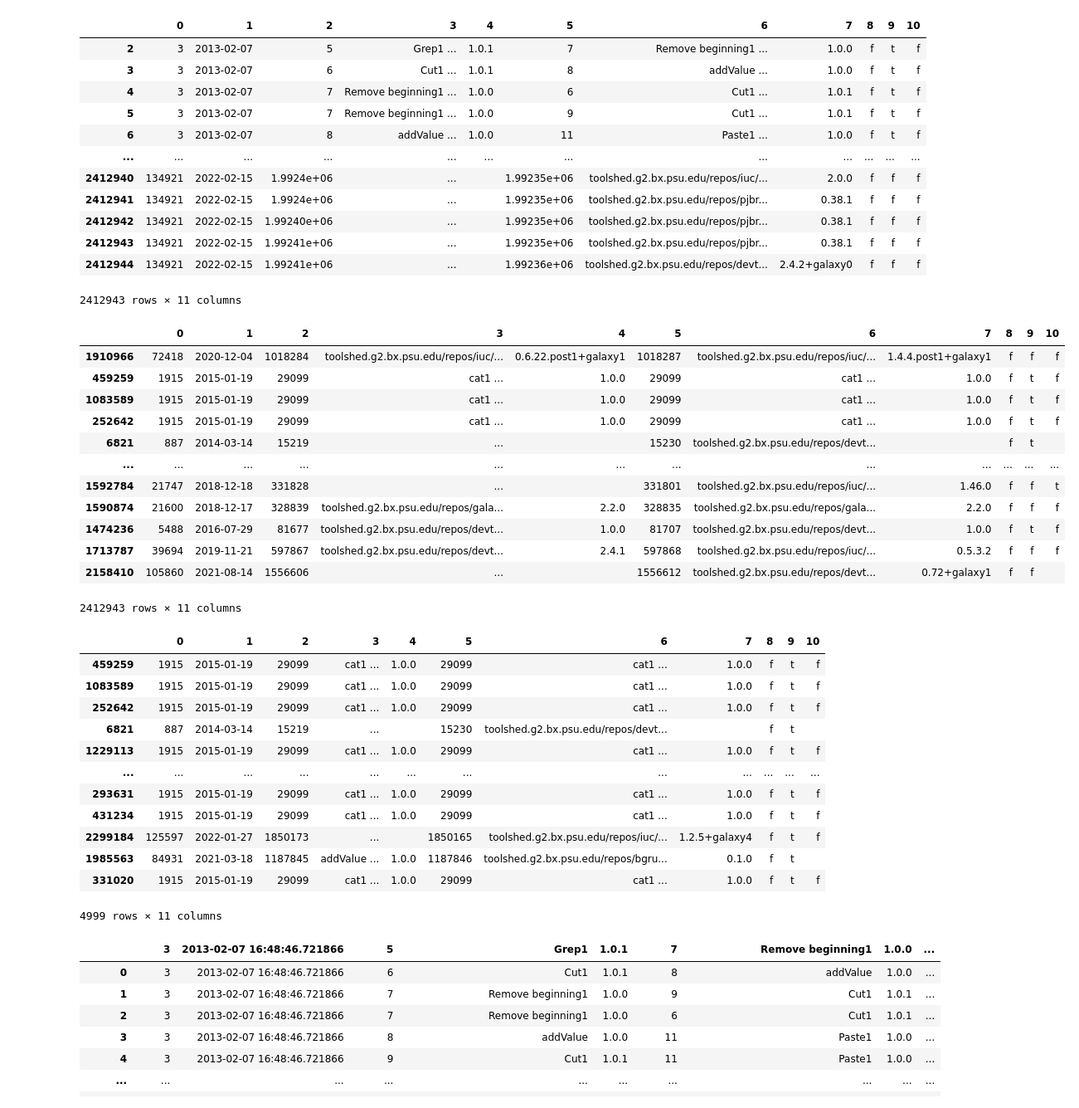
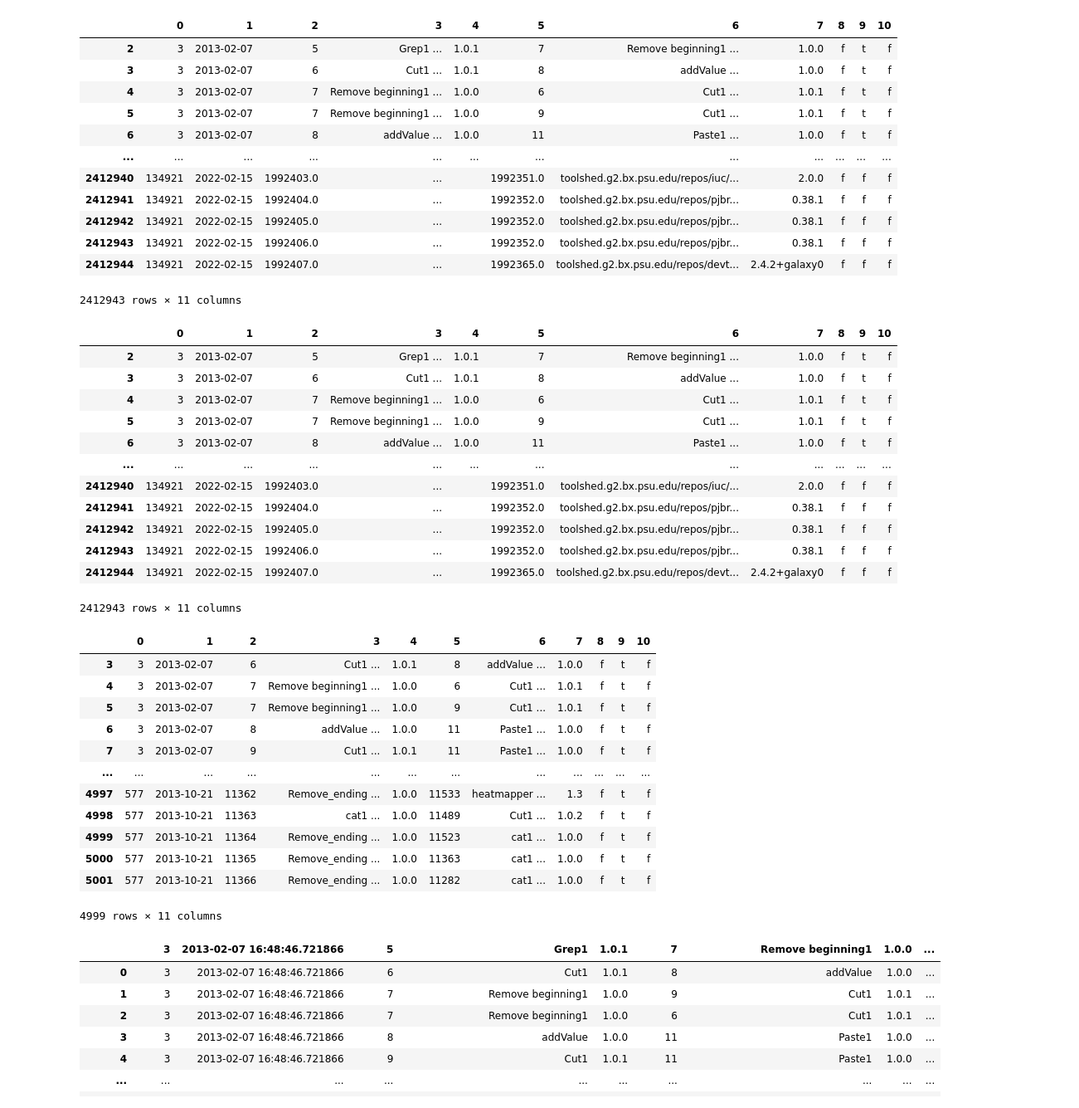
Before and after one commit to anuprulez/galaxy_tool_recommendation, a Jupyter notebook: ipython_script/analyse_wf_march_22.ipynb, the cells around one changed output. Shown: that part at 83% size. Cells and saved outputs as stored; diff of their text form; code cells hidden in the pictures.

```diff
--- a/ipython_script/analyse_wf_march_22.ipynb
+++ b/ipython_script/analyse_wf_march_22.ipynb
@@ -1,7 +1,7 @@
 # %%
 import pandas as pd
 # %%
-wf_path = "../data/workflow-connections_Feb_22_1.csv"
+wf_path = "../data/feb_22/workflow-connections_Feb_22.csv"
 # %%
 wf_frame = pd.read_csv(wf_path, sep="|", header=None)
 # %%
@@ -33,44 +33,44 @@ wf_frame_1
 | 5 | 3 | 2013-02-07 | 7 | Remove beginning1 ... | 1.0.0 | 9 | Cut1 ... | 1.0.1 | f | t | f |
 | 6 | 3 | 2013-02-07 | 8 | addValue ... | 1.0.0 | 11 | Paste1 ... | 1.0.0 | f | t | f |
 | ... | ... | ... | ... | ... | ... | ... | ... | ... | ... | ... | ... |
-| 2412940 | 134921 | 2022-02-15 | 1.9924e+06 | ... |  | 1.99235e+06 | toolshed.g2.bx.psu.edu/repos/iuc/... | 2.0.0 | f | f | f |
-| 2412941 | 134921 | 2022-02-15 | 1.9924e+06 | ... |  | 1.99235e+06 | toolshed.g2.bx.psu.edu/repos/pjbr... | 0.38.1 | f | f | f |
-| 2412942 | 134921 | 2022-02-15 | 1.99240e+06 | ... |  | 1.99235e+06 | toolshed.g2.bx.psu.edu/repos/pjbr... | 0.38.1 | f | f | f |
-| 2412943 | 134921 | 2022-02-15 | 1.99241e+06 | ... |  | 1.99235e+06 | toolshed.g2.bx.psu.edu/repos/pjbr... | 0.38.1 | f | f | f |
-| 2412944 | 134921 | 2022-02-15 | 1.99241e+06 | ... |  | 1.99236e+06 | toolshed.g2.bx.psu.edu/repos/devt... | 2.4.2+galaxy0 | f | f | f |
+| 2412940 | 134921 | 2022-02-15 | 1992403.0 | ... |  | 1992351.0 | toolshed.g2.bx.psu.edu/repos/iuc/... | 2.0.0 | f | f | f |
+| 2412941 | 134921 | 2022-02-15 | 1992404.0 | ... |  | 1992352.0 | toolshed.g2.bx.psu.edu/repos/pjbr... | 0.38.1 | f | f | f |
+| 2412942 | 134921 | 2022-02-15 | 1992405.0 | ... |  | 1992352.0 | toolshed.g2.bx.psu.edu/repos/pjbr... | 0.38.1 | f | f | f |
+| 2412943 | 134921 | 2022-02-15 | 1992406.0 | ... |  | 1992352.0 | toolshed.g2.bx.psu.edu/repos/pjbr... | 0.38.1 | f | f | f |
+| 2412944 | 134921 | 2022-02-15 | 1992407.0 | ... |  | 1992365.0 | toolshed.g2.bx.psu.edu/repos/devt... | 2.4.2+galaxy0 | f | f | f |
 2412943 rows × 11 columns
 # %%
-wf_frame_1 = wf_frame_1.sample(frac=1)
+#wf_frame_1 = wf_frame_1.sample(frac=1)
 wf_frame_1
 # %% [output]
 |  | 0 | 1 | 2 | 3 | 4 | 5 | 6 | 7 | 8 | 9 | 10 |
-| 1910966 | 72418 | 2020-12-04 | 1018284 | toolshed.g2.bx.psu.edu/repos/iuc/... | 0.6.22.post1+galaxy1 | 1018287 | toolshed.g2.bx.psu.edu/repos/iuc/... | 1.4.4.post1+galaxy1 | f | f | f |
-| 459259 | 1915 | 2015-01-19 | 29099 | cat1 ... | 1.0.0 | 29099 | cat1 ... | 1.0.0 | f | t | f |
-| 1083589 | 1915 | 2015-01-19 | 29099 | cat1 ... | 1.0.0 | 29099 | cat1 ... | 1.0.0 | f | t | f |
-| 252642 | 1915 | 2015-01-19 | 29099 | cat1 ... | 1.0.0 | 29099 | cat1 ... | 1.0.0 | f | t | f |
-| 6821 | 887 | 2014-03-14 | 15219 | ... |  | 15230 | toolshed.g2.bx.psu.edu/repos/devt... |  | f | t |  |
+| 2 | 3 | 2013-02-07 | 5 | Grep1 ... | 1.0.1 | 7 | Remove beginning1 ... | 1.0.0 | f | t | f |
+| 3 | 3 | 2013-02-07 | 6 | Cut1 ... | 1.0.1 | 8 | addValue ... | 1.0.0 | f | t | f |
+| 4 | 3 | 2013-02-07 | 7 | Remove beginning1 ... | 1.0.0 | 6 | Cut1 ... | 1.0.1 | f | t | f |
+| 5 | 3 | 2013-02-07 | 7 | Remove beginning1 ... | 1.0.0 | 9 | Cut1 ... | 1.0.1 | f | t | f |
+| 6 | 3 | 2013-02-07 | 8 | addValue ... | 1.0.0 | 11 | Paste1 ... | 1.0.0 | f | t | f |
 | ... | ... | ... | ... | ... | ... | ... | ... | ... | ... | ... | ... |
-| 1592784 | 21747 | 2018-12-18 | 331828 | ... |  | 331801 | toolshed.g2.bx.psu.edu/repos/iuc/... | 1.46.0 | f | f | t |
-| 1590874 | 21600 | 2018-12-17 | 328839 | toolshed.g2.bx.psu.edu/repos/gala... | 2.2.0 | 328835 | toolshed.g2.bx.psu.edu/repos/gala... | 2.2.0 | f | f | f |
-| 1474236 | 5488 | 2016-07-29 | 81677 | toolshed.g2.bx.psu.edu/repos/devt... | 1.0.0 | 81707 | toolshed.g2.bx.psu.edu/repos/devt... | 1.0.0 | f | t | f |
-| 1713787 | 39694 | 2019-11-21 | 597867 | toolshed.g2.bx.psu.edu/repos/devt... | 2.4.1 | 597868 | toolshed.g2.bx.psu.edu/repos/iuc/... | 0.5.3.2 | f | f | f |
-| 2158410 | 105860 | 2021-08-14 | 1556606 | ... |  | 1556612 | toolshed.g2.bx.psu.edu/repos/devt... | 0.72+galaxy1 | f | f |  |
+| 2412940 | 134921 | 2022-02-15 | 1992403.0 | ... |  | 1992351.0 | toolshed.g2.bx.psu.edu/repos/iuc/... | 2.0.0 | f | f | f |
+| 2412941 | 134921 | 2022-02-15 | 1992404.0 | ... |  | 1992352.0 | toolshed.g2.bx.psu.edu/repos/pjbr... | 0.38.1 | f | f | f |
+| 2412942 | 134921 | 2022-02-15 | 1992405.0 | ... |  | 1992352.0 | toolshed.g2.bx.psu.edu/repos/pjbr... | 0.38.1 | f | f | f |
+| 2412943 | 134921 | 2022-02-15 | 1992406.0 | ... |  | 1992352.0 | toolshed.g2.bx.psu.edu/repos/pjbr... | 0.38.1 | f | f | f |
+| 2412944 | 134921 | 2022-02-15 | 1992407.0 | ... |  | 1992365.0 | toolshed.g2.bx.psu.edu/repos/devt... | 2.4.2+galaxy0 | f | f | f |
 2412943 rows × 11 columns
 # %%
 wf_frame_subset = wf_frame_1[1:5000]
 wf_frame_subset
 # %% [output]
 |  | 0 | 1 | 2 | 3 | 4 | 5 | 6 | 7 | 8 | 9 | 10 |
-| 459259 | 1915 | 2015-01-19 | 29099 | cat1 ... | 1.0.0 | 29099 | cat1 ... | 1.0.0 | f | t | f |
-| 1083589 | 1915 | 2015-01-19 | 29099 | cat1 ... | 1.0.0 | 29099 | cat1 ... | 1.0.0 | f | t | f |
-| 252642 | 1915 | 2015-01-19 | 29099 | cat1 ... | 1.0.0 | 29099 | cat1 ... | 1.0.0 | f | t | f |
-| 6821 | 887 | 2014-03-14 | 15219 | ... |  | 15230 | toolshed.g2.bx.psu.edu/repos/devt... |  | f | t |  |
-| 1229113 | 1915 | 2015-01-19 | 29099 | cat1 ... | 1.0.0 | 29099 | cat1 ... | 1.0.0 | f | t | f |
+| 3 | 3 | 2013-02-07 | 6 | Cut1 ... | 1.0.1 | 8 | addValue ... | 1.0.0 | f | t | f |
+| 4 | 3 | 2013-02-07 | 7 | Remove beginning1 ... | 1.0.0 | 6 | Cut1 ... | 1.0.1 | f | t | f |
+| 5 | 3 | 2013-02-07 | 7 | Remove beginning1 ... | 1.0.0 | 9 | Cut1 ... | 1.0.1 | f | t | f |
+| 6 | 3 | 2013-02-07 | 8 | addValue ... | 1.0.0 | 11 | Paste1 ... | 1.0.0 | f | t | f |
+| 7 | 3 | 2013-02-07 | 9 | Cut1 ... | 1.0.1 | 11 | Paste1 ... | 1.0.0 | f | t | f |
 | ... | ... | ... | ... | ... | ... | ... | ... | ... | ... | ... | ... |
-| 293631 | 1915 | 2015-01-19 | 29099 | cat1 ... | 1.0.0 | 29099 | cat1 ... | 1.0.0 | f | t | f |
-| 431234 | 1915 | 2015-01-19 | 29099 | cat1 ... | 1.0.0 | 29099 | cat1 ... | 1.0.0 | f | t | f |
-| 2299184 | 125597 | 2022-01-27 | 1850173 | ... |  | 1850165 | toolshed.g2.bx.psu.edu/repos/iuc/... | 1.2.5+galaxy4 | f | t | f |
-| 1985563 | 84931 | 2021-03-18 | 1187845 | addValue ... | 1.0.0 | 1187846 | toolshed.g2.bx.psu.edu/repos/bgru... | 0.1.0 | f | t |  |
-| 331020 | 1915 | 2015-01-19 | 29099 | cat1 ... | 1.0.0 | 29099 | cat1 ... | 1.0.0 | f | t | f |
+| 4997 | 577 | 2013-10-21 | 11362 | Remove_ending ... | 1.0.0 | 11533 | heatmapper ... | 1.3 | f | t | f |
+| 4998 | 577 | 2013-10-21 | 11363 | cat1 ... | 1.0.0 | 11489 | Cut1 ... | 1.0.2 | f | t | f |
+| 4999 | 577 | 2013-10-21 | 11364 | Remove_ending ... | 1.0.0 | 11523 | cat1 ... | 1.0.0 | f | t | f |
+| 5000 | 577 | 2013-10-21 | 11365 | Remove_ending ... | 1.0.0 | 11363 | cat1 ... | 1.0.0 | f | t | f |
+| 5001 | 577 | 2013-10-21 | 11366 | Remove_ending ... | 1.0.0 | 11282 | cat1 ... | 1.0.0 | f | t | f |
 4999 rows × 11 columns
 # %%
```
Also changed, not shown: parts of 4 cells of this notebook, 7 other files.
